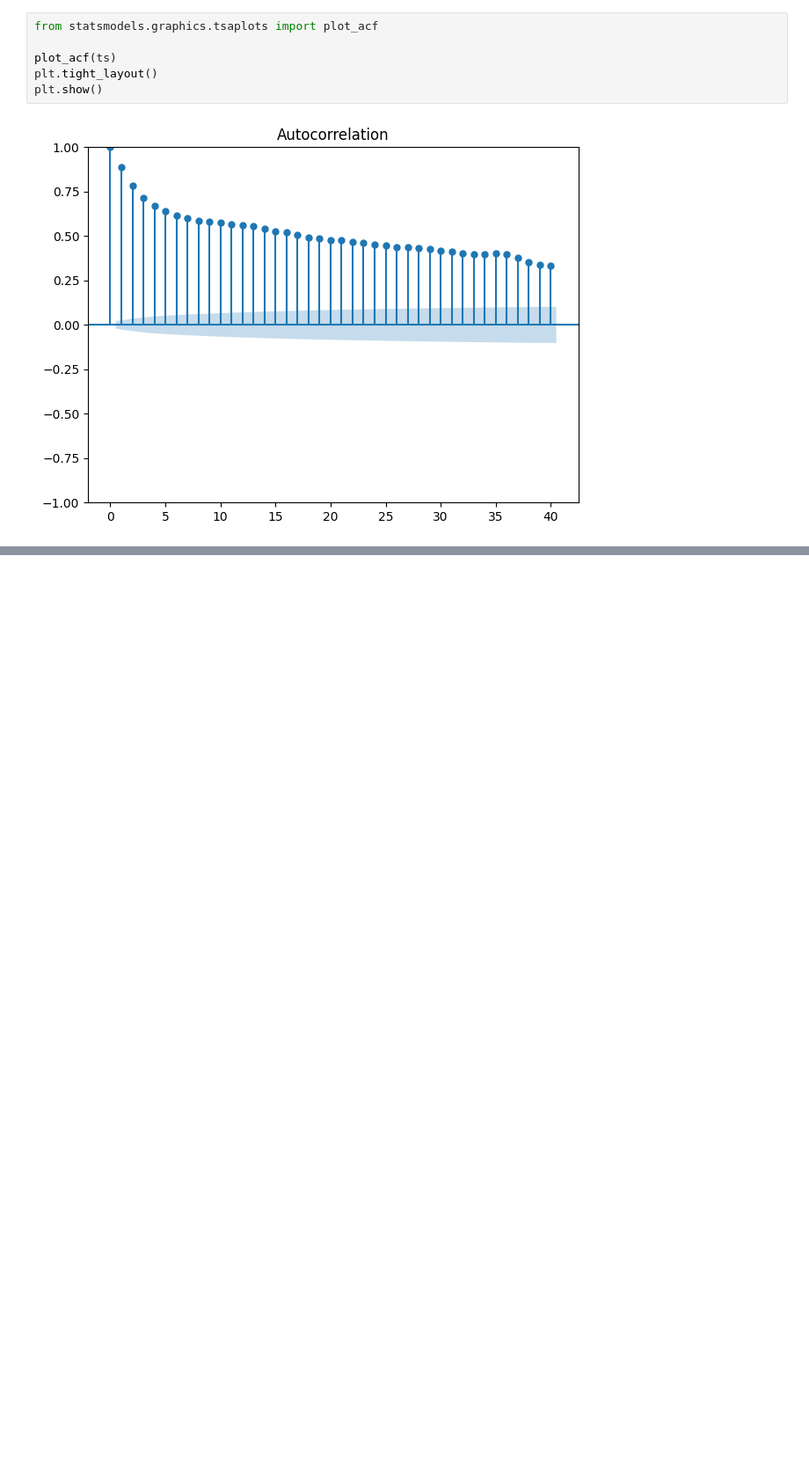
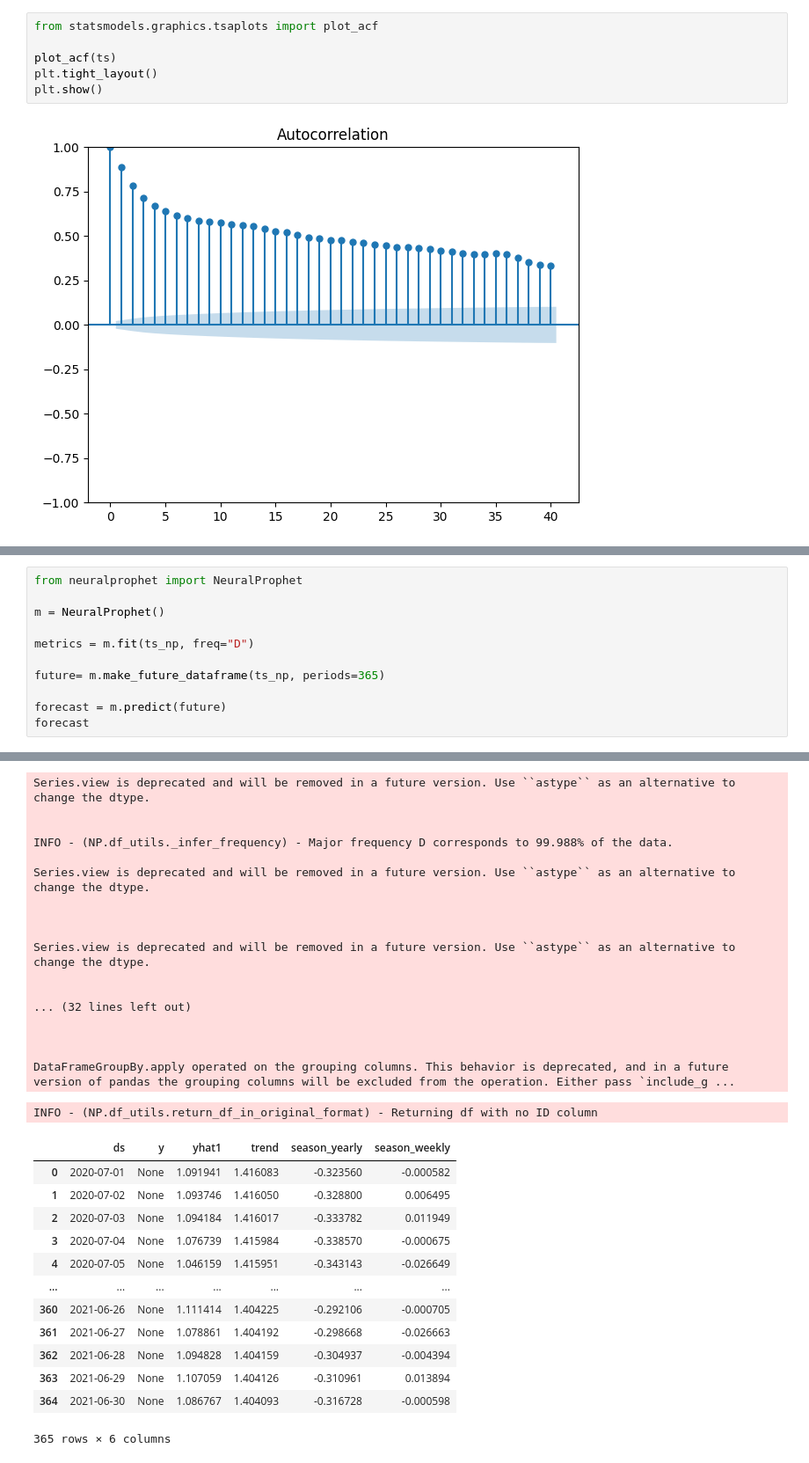
Before and after one commit to scontrerasr/Series_Temporales, a Jupyter notebook: src/explore.ipynb, the cells around one changed output, grey strips where cells are left out. Shown: that part at 88% size. Drawn from its saved outputs; the diff is of its cells as text; blank space fills up the shorter version.

```diff
--- a/src/explore.ipynb
+++ b/src/explore.ipynb
@@ -142,0 +247,12 @@ Performing stepwise search to minimize aic
+# %%
+from neuralprophet import NeuralProphet
+
+m = NeuralProphet()
+
+metrics = m.fit(ts_np, freq="D")
+
+future= m.make_future_dataframe(ts_np, periods=365)
+
+forecast = m.predict(future)
+forecast
+# %% [output]
@@ -142,0 +277,31 @@ Performing stepwise search to minimize aic
+Series.view is deprecated and will be removed in a future version. Use ``astype`` as an alternative to change the dtype.
+
+
+INFO - (NP.df_utils._infer_frequency) - Major frequency D corresponds to 99.988% of the data.
+
+Series.view is deprecated and will be removed in a future version. Use ``astype`` as an alternative to change the dtype.
+
+
+
+Series.view is deprecated and will be removed in a future version. Use ``astype`` as an alternative to change the dtype.
+
+
+... (32 lines left out)
+
+
+
+DataFrameGroupBy.apply operated on the grouping columns. This behavior is deprecated, and in a future version of pandas the grouping columns will be excluded from the operation. Either pass `include_g ...
+INFO - (NP.df_utils.return_df_in_original_format) - Returning df with no ID column
+|  | ds | y | yhat1 | trend | season_yearly | season_weekly |
+| 0 | 2020-07-01 | None | 1.091941 | 1.416083 | -0.323560 | -0.000582 |
+| 1 | 2020-07-02 | None | 1.093746 | 1.416050 | -0.328800 | 0.006495 |
+| 2 | 2020-07-03 | None | 1.094184 | 1.416017 | -0.333782 | 0.011949 |
+| 3 | 2020-07-04 | None | 1.076739 | 1.415984 | -0.338570 | -0.000675 |
+| 4 | 2020-07-05 | None | 1.046159 | 1.415951 | -0.343143 | -0.026649 |
+| ... | ... | ... | ... | ... | ... | ... |
+| 360 | 2021-06-26 | None | 1.111414 | 1.404225 | -0.292106 | -0.000705 |
+| 361 | 2021-06-27 | None | 1.078861 | 1.404192 | -0.298668 | -0.026663 |
+| 362 | 2021-06-28 | None | 1.094828 | 1.404159 | -0.304937 | -0.004394 |
+| 363 | 2021-06-29 | None | 1.107059 | 1.404126 | -0.310961 | 0.013894 |
+| 364 | 2021-06-30 | None | 1.086767 | 1.404093 | -0.316728 | -0.000598 |
+365 rows × 6 columns
```
Also changed, not shown: parts of 10 cells of this notebook.
